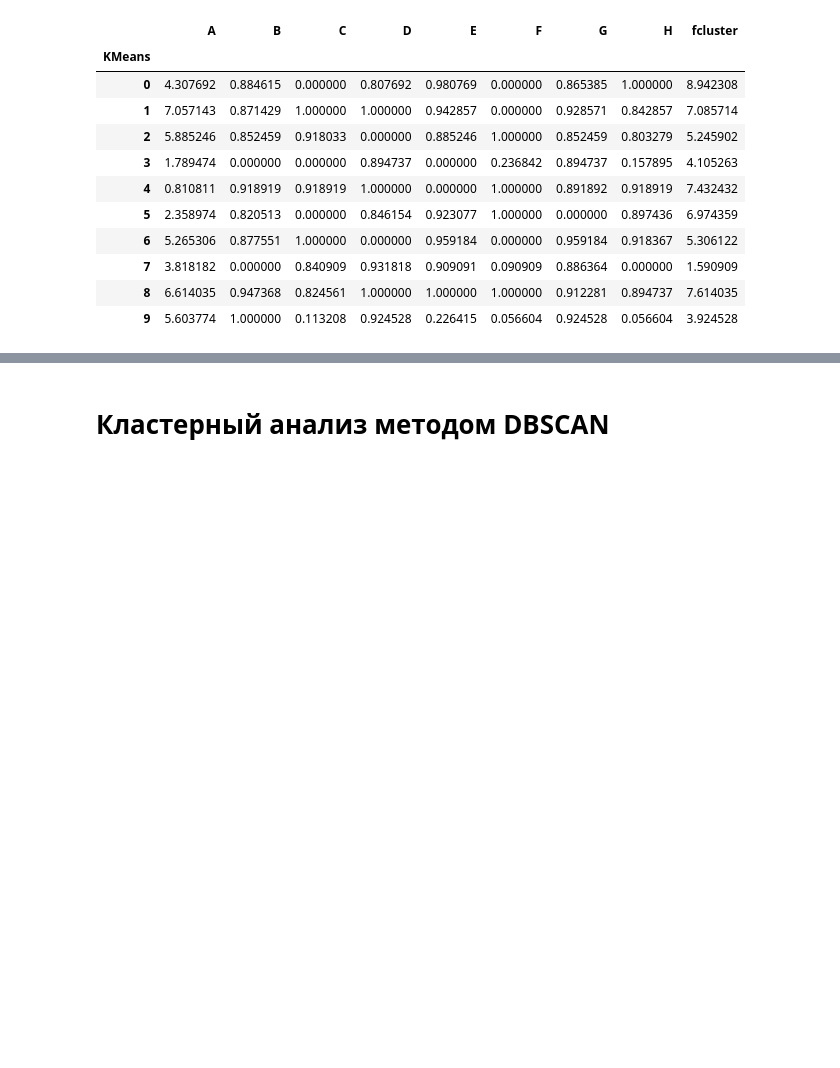
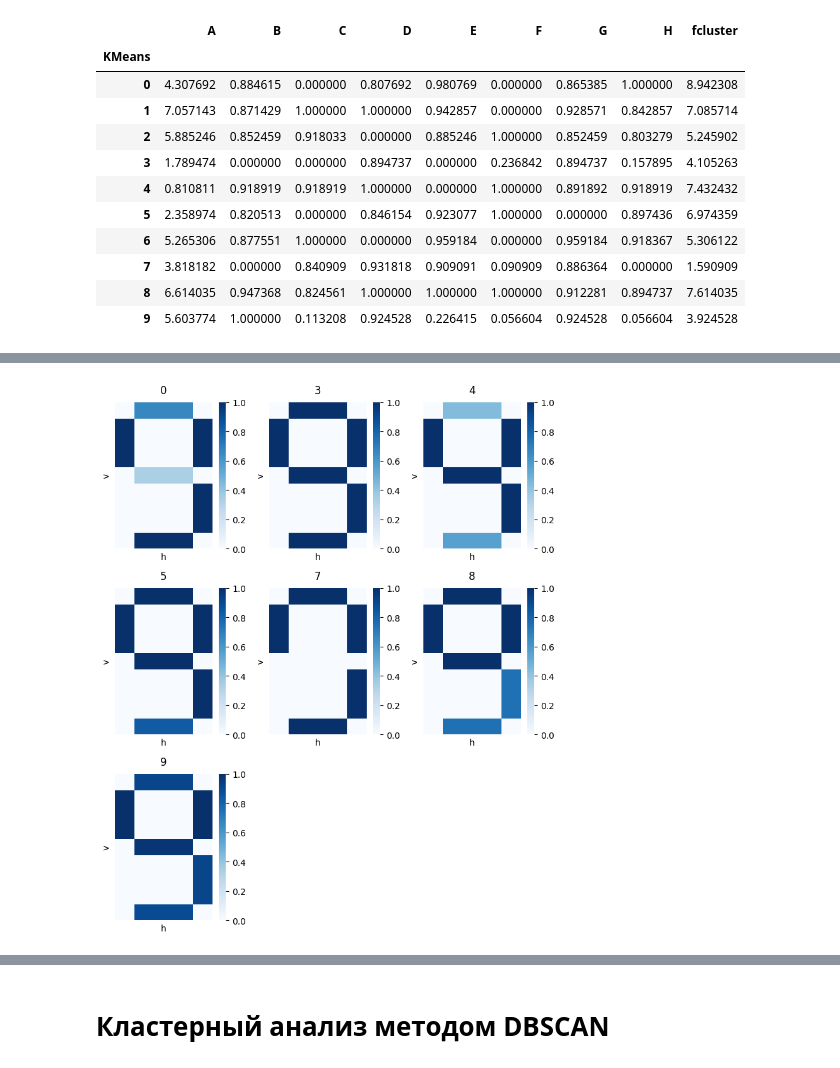
Before and after one commit to mshsvnv/ITMO_data_analysis, a Jupyter notebook: lab_01_03/main.ipynb, the cells around one changed output, grey strips where cells are left out. Cells and saved outputs as stored; diff of their text form; code cells hidden in the pictures; blank space fills up the shorter version.

```diff
--- a/lab_01_03/main.ipynb
+++ b/lab_01_03/main.ipynb
@@ -455,0 +478,9 @@ digit_visual(df.groupby('KMeans').mean())
+# %%
+res = df[(df['KMeans'] == 1) & ((df['A'] == 0) | (df['A'] == 3) | (df['A'] == 4) |
+                                (df['A'] == 5) | (df['A'] == 7) | (df['A'] == 8) |
+                                (df['A'] == 9))].groupby('A').agg({'B': 'mean', 'C': 'mean', 'D': 'mean', 'E': 'mean',
+                                                                   'F': 'mean', 'G': 'mean', 'H': 'mean'})
+res = pd.DataFrame(res)
+digit_visual(res)
+# %% [output]
+[figure, added]
```
Also changed, not shown: parts of 27 cells of this notebook.
